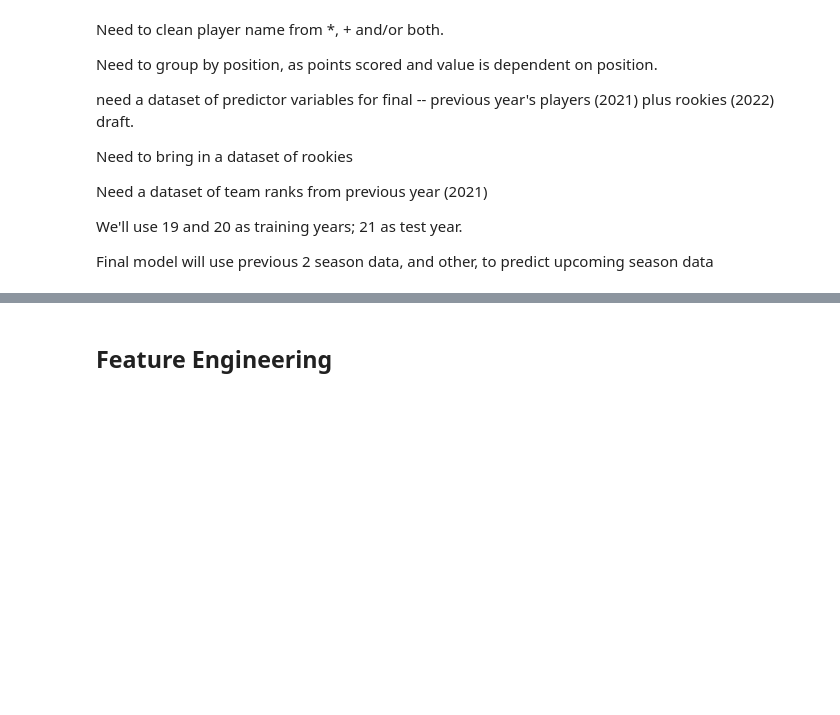
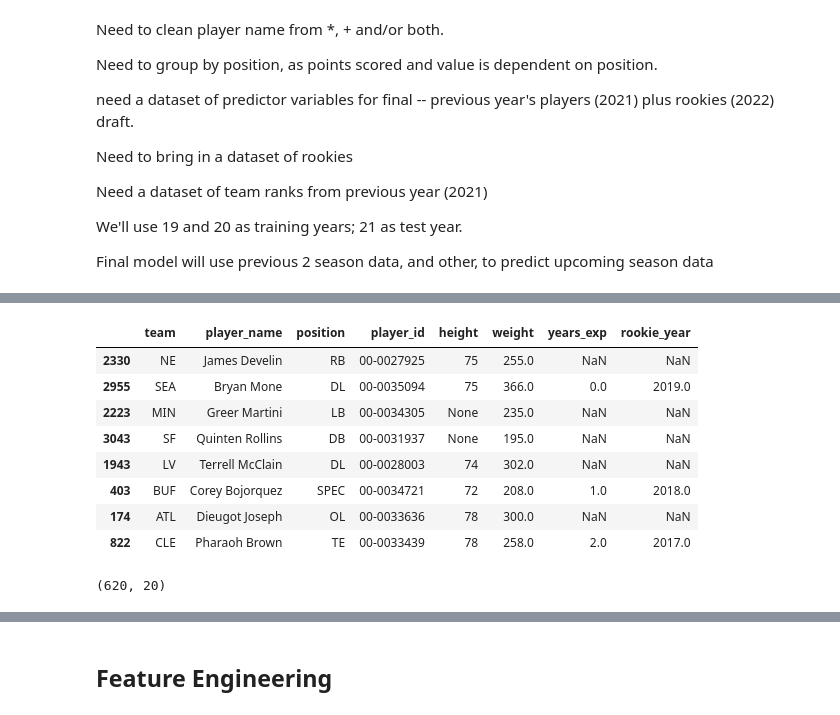
Before and after one commit to stephenkuc/Predicting_Fantasy_Football_Scores, a Jupyter notebook: FF_Analysis_ffpoints.ipynb, the cells around one changed output, grey strips where cells are left out. Cells and saved outputs as stored; diff of their text form; code cells hidden in the pictures; blank space fills up the shorter version.

```diff
--- a/FF_Analysis_ffpoints.ipynb
+++ b/FF_Analysis_ffpoints.ipynb
@@ -130,0 +159,12 @@ ff19['Player'] = ff19['Player'].str.replace("*","", regex = True)
+# %%
+rosters19.sample(n=8)
+# %% [output]
+|  | team | player_name | position | player_id | height | weight | years_exp | rookie_year |
+| 2330 | NE | James Develin | RB | 00-0027925 | 75 | 255.0 | NaN | NaN |
+| 2955 | SEA | Bryan Mone | DL | 00-0035094 | 75 | 366.0 | 0.0 | 2019.0 |
+| 2223 | MIN | Greer Martini | LB | 00-0034305 | None | 235.0 | NaN | NaN |
+| 3043 | SF | Quinten Rollins | DB | 00-0031937 | None | 195.0 | NaN | NaN |
+| 1943 | LV | Terrell McClain | DL | 00-0028003 | 74 | 302.0 | NaN | NaN |
+| 403 | BUF | Corey Bojorquez | SPEC | 00-0034721 | 72 | 208.0 | 1.0 | 2018.0 |
+| 174 | ATL | Dieugot Joseph | OL | 00-0033636 | 78 | 300.0 | NaN | NaN |
+| 822 | CLE | Pharaoh Brown | TE | 00-0033439 | 78 | 258.0 | 2.0 | 2017.0 |
@@ -130,0 +181,4 @@ ff19['Player'] = ff19['Player'].str.replace("*","", regex = True)
+# %%
+ff19.shape
+# %% [output]
+(620, 20)
```
Also changed, not shown: parts of 30 cells of this notebook.
